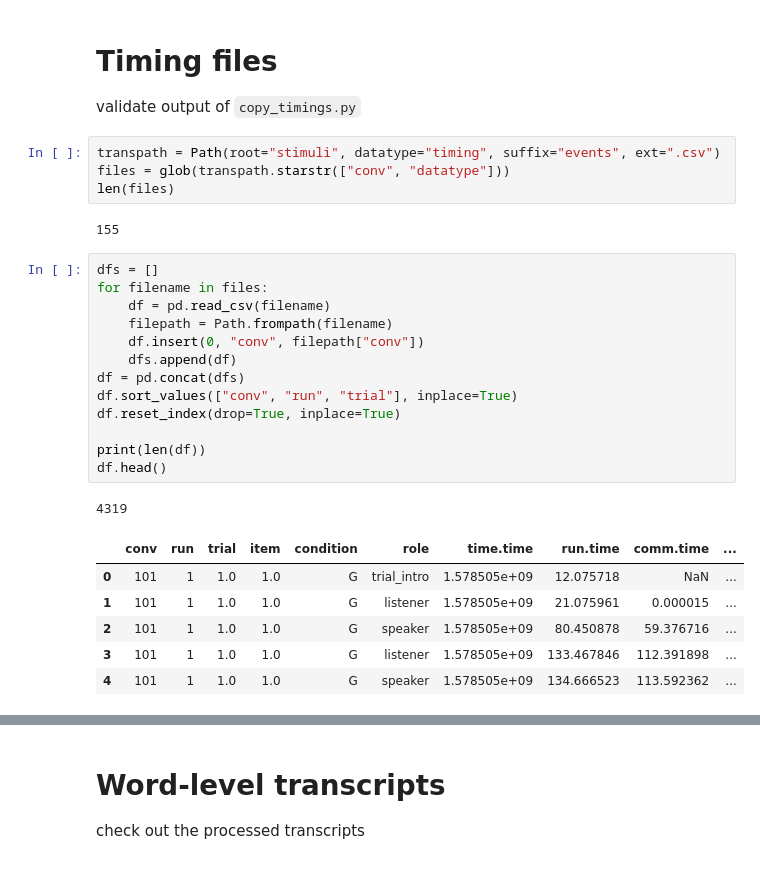
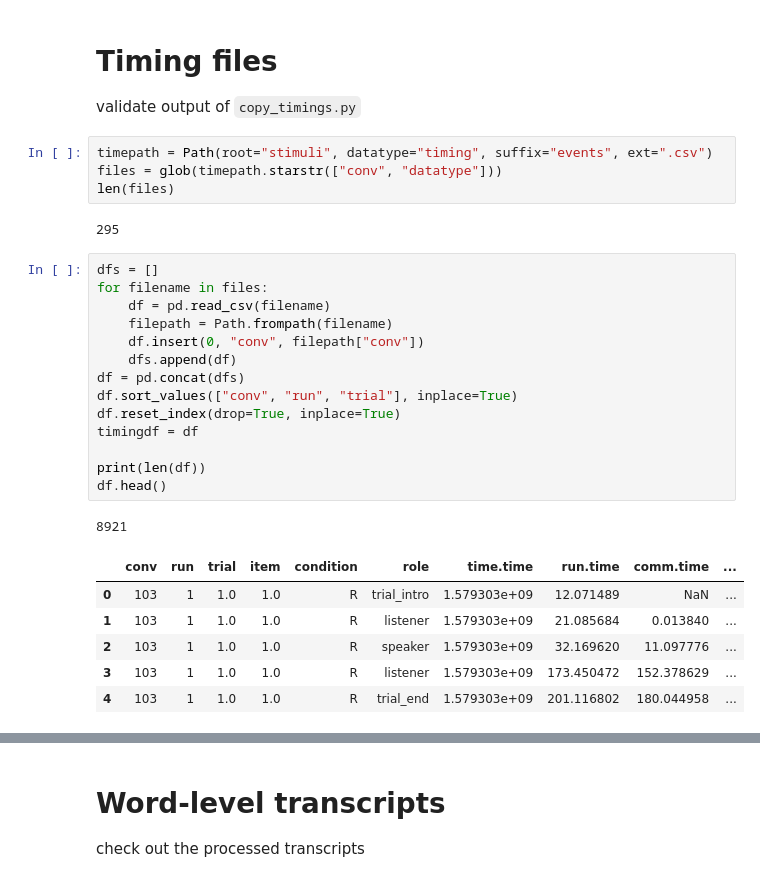
Before and after one commit to YeajuDianaKim394/EncodingModels, a Jupyter notebook: code/qa.ipynb, the cells around one changed output, grey strips where cells are left out. Cells and saved outputs as stored; diff of their text form.

```diff
--- a/code/qa.ipynb
+++ b/code/qa.ipynb
@@ -20,31 +27,32 @@ from constants import CONVS_STRANGERS
 # Timing files
 validate output of `copy_timings.py`
 # %%
-transpath = Path(root="stimuli", datatype="timing", suffix="events", ext=".csv")
-files = glob(transpath.starstr(["conv", "datatype"]))
+timepath = Path(root="stimuli", datatype="timing", suffix="events", ext=".csv")
+files = glob(timepath.starstr(["conv", "datatype"]))
 len(files)
 # %% [output]
-155
+295
 # %%
 dfs = []
 for filename in files:
     df = pd.read_csv(filename)
     filepath = Path.frompath(filename)
     df.insert(0, "conv", filepath["conv"])
     dfs.append(df)
 df = pd.concat(dfs)
 df.sort_values(["conv", "run", "trial"], inplace=True)
 df.reset_index(drop=True, inplace=True)
+timingdf = df
 
 print(len(df))
 df.head()
 # %% [output]
-4319
+8921
 |  | conv | run | trial | item | condition | role | time.time | run.time | comm.time | ... |
-| 0 | 101 | 1 | 1.0 | 1.0 | G | trial_intro | 1.578505e+09 | 12.075718 | NaN | ... |
-| 1 | 101 | 1 | 1.0 | 1.0 | G | listener | 1.578505e+09 | 21.075961 | 0.000015 | ... |
-| 2 | 101 | 1 | 1.0 | 1.0 | G | speaker | 1.578505e+09 | 80.450878 | 59.376716 | ... |
-| 3 | 101 | 1 | 1.0 | 1.0 | G | listener | 1.578505e+09 | 133.467846 | 112.391898 | ... |
-| 4 | 101 | 1 | 1.0 | 1.0 | G | speaker | 1.578505e+09 | 134.666523 | 113.592362 | ... |
+| 0 | 103 | 1 | 1.0 | 1.0 | R | trial_intro | 1.579303e+09 | 12.071489 | NaN | ... |
+| 1 | 103 | 1 | 1.0 | 1.0 | R | listener | 1.579303e+09 | 21.085684 | 0.013840 | ... |
+| 2 | 103 | 1 | 1.0 | 1.0 | R | speaker | 1.579303e+09 | 32.169620 | 11.097776 | ... |
+| 3 | 103 | 1 | 1.0 | 1.0 | R | listener | 1.579303e+09 | 173.450472 | 152.378629 | ... |
+| 4 | 103 | 1 | 1.0 | 1.0 | R | trial_end | 1.579303e+09 | 201.116802 | 180.044958 | ... |
 # %%
 # what conversations are missing?
```
Also changed, not shown: parts of 33 cells of this notebook, 1 other file.
